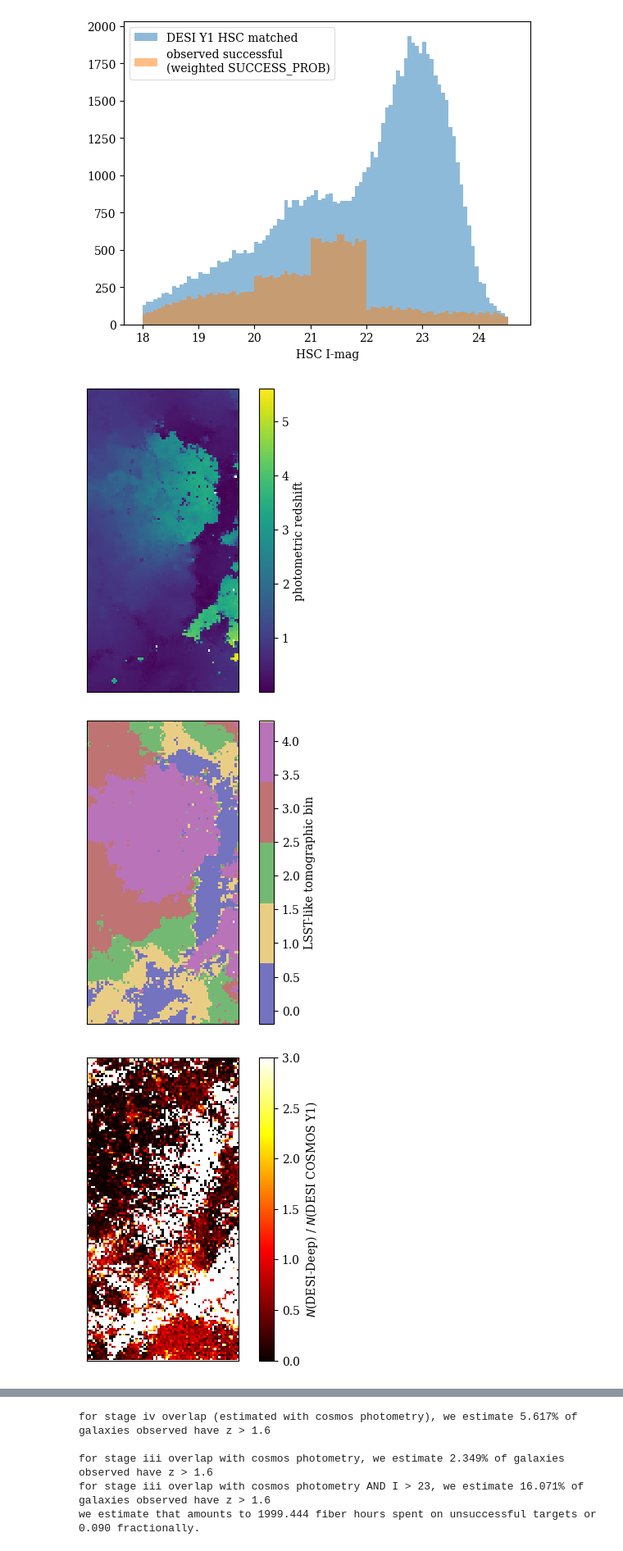
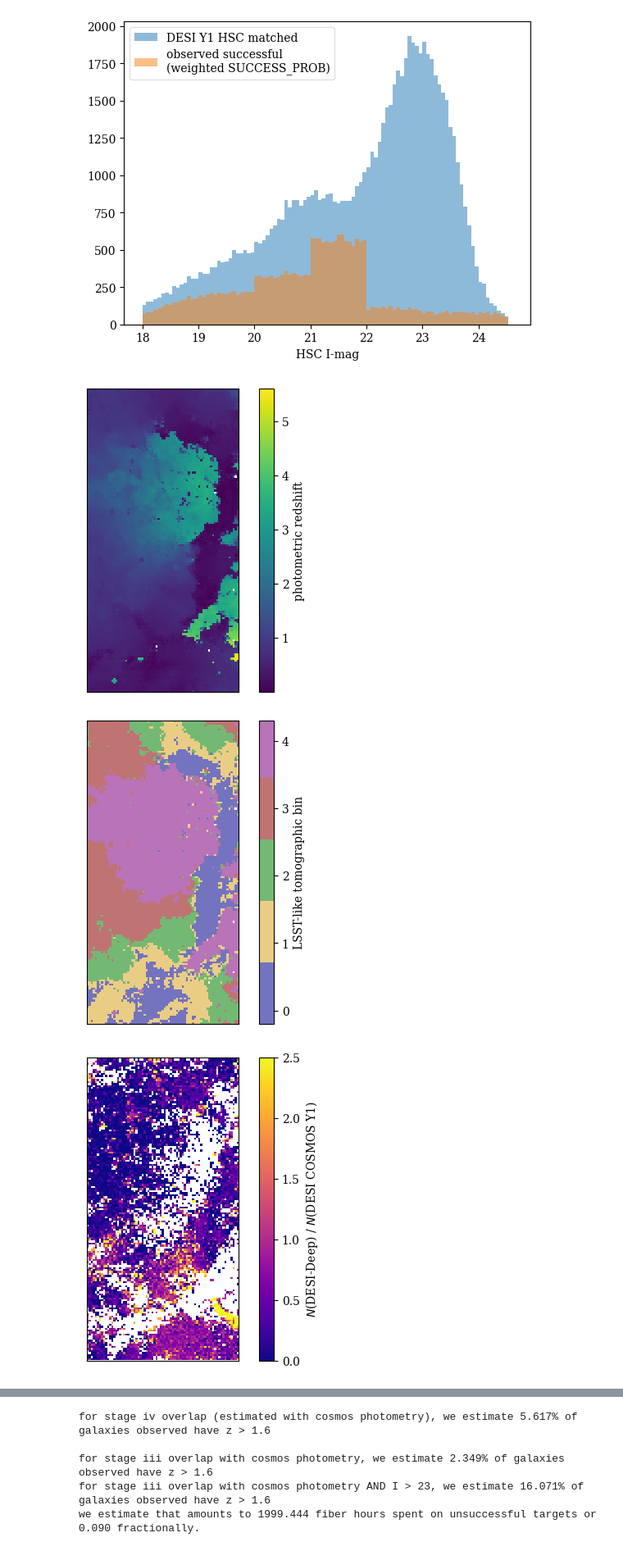
Before and after one commit to jmccull/desi_deep, a Jupyter notebook: SOM_cosmos.ipynb, the cells around one changed output, grey strips where cells are left out. Shown at 82% size. Drawn from its saved outputs; the diff is of its cells as text; code cells hidden in the pictures.

```diff
--- a/SOM_cosmos.ipynb
+++ b/SOM_cosmos.ipynb
@@ -396,39 +396,41 @@ plt.colorbar(label='photometric redshift')
 plt.savefig('./figures/photoz_som.pdf',dpi=300,bbox_inches='tight')
 plt.show()
 
 #use the same colors as later:
 
 viridis = cm.get_cmap('viridis', 256)
 newcolors = viridis(np.linspace(0, 1, 256))
-step = round(0.2*256)
+step = round(0.205*256)
 colors = ['darkblue','goldenrod','green','darkred','purple']
 for i in np.arange(5):
     newcolors[step*i:step*(i+1),:] = np.array(mpl_colors.to_rgba(colors[i]))
 newcolors[:,3] = 0.55
 newcmp = mpl_colors.ListedColormap(newcolors)
 
 plt.imshow(somtomo,origin='lower',interpolation='nearest',cmap=newcmp,vmin=-0.2,vmax=4.3)
 plt.xticks([])
 plt.yticks([])
-plt.colorbar(label='LSST-like tomographic bin')
+cbar = plt.colorbar(label='LSST-like tomographic bin')
+cbar.set_ticks([0,1,2,3,4])
+
 plt.savefig('./figures/tomo_som.pdf',dpi=300,bbox_inches='tight')
 plt.show()
 
 vals = occup_lsst/occup_desiy1
-maxval=3
+maxval=2.5
 minval=0
 mask = np.isinf(vals)
 vals[mask] = maxval
-plt.imshow(occup_lsst/occup_desiy1,origin='lower',interpolation='nearest',vmin=minval,vmax=maxval,cmap='hot')
+plt.imshow(occup_lsst/occup_desiy1,origin='lower',interpolation='nearest',vmin=minval,vmax=maxval,cmap='plasma')
 plt.xticks([])
 plt.yticks([])
 plt.colorbar(label=r'$N$(DESI-Deep) / $N$(DESI COSMOS Y1)')
 plt.savefig('./figures/deep_versus_y1_fraction_som.pdf',dpi=300,bbox_inches='tight')
 plt.show()
 # %% [output]
 [figure]
-[figure, old version]
+[figure, new version]
-[figure, old version]
+[figure, new version]
 # %%
 #alternatively show number of calibrators as a function of z or i mag
 bins = np.linspace(0,3,num=30)
```
Also changed, not shown: parts of 3 cells of this notebook, 3 other files.
